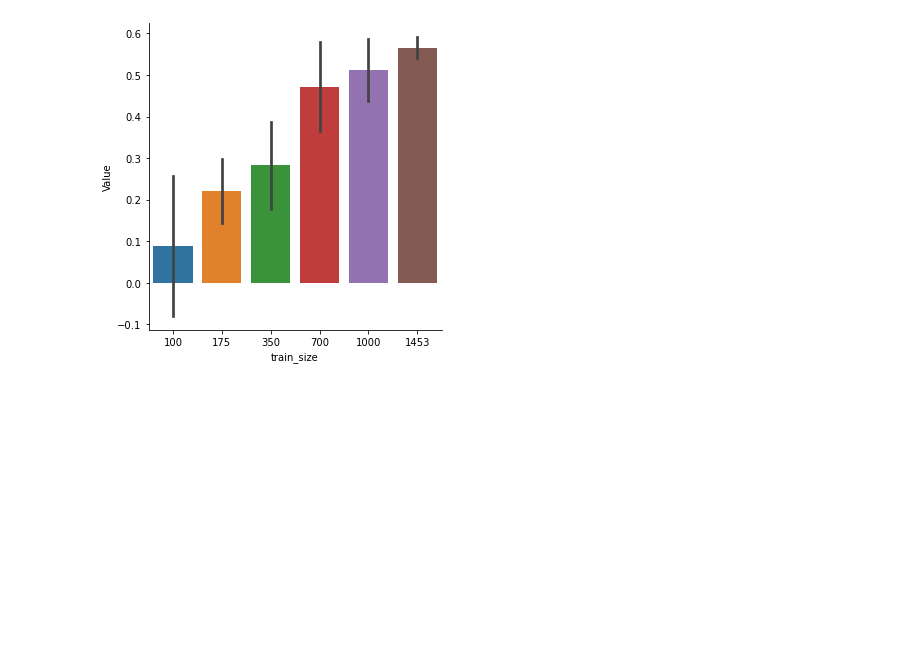
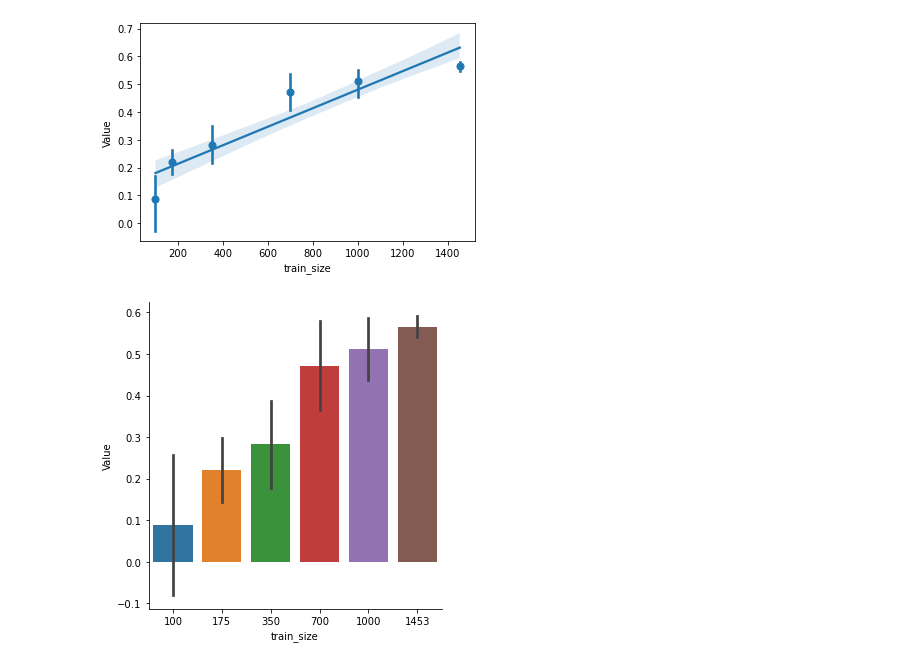
Before and after one commit to arokem/afq-deep-learning, a Jupyter notebook: notebooks/20220706-lenet-plot.ipynb, the cells around one changed output. Saved outputs shown, nothing was run; the diff lists cells and outputs as text; code cells hidden in the pictures; blank space fills up the shorter version.

Commit message:
update visualizations

```diff
--- a/notebooks/20220706-lenet-plot.ipynb
+++ b/notebooks/20220706-lenet-plot.ipynb
@@ -12,6 +13,10 @@ for ii in range(6):
     all_df.append(results)
 # %%
 data = pd.concat(all_df)
+# %%
+ax = sns.regplot(x="train_size", y='Value', data=data[(data["Metric"]=="r2")], x_estimator=np.mean)
+# %% [output]
+[figure, added]
 # %%
 ff = sns.catplot(data=data[(data["Metric"]=="r2")], kind="bar", ci="sd", y="Value", x="train_size")
 # ff.figure.set_size_inches([12, 10])
```
Also changed, not shown: parts of 1 cell of this notebook, 1 other file.
